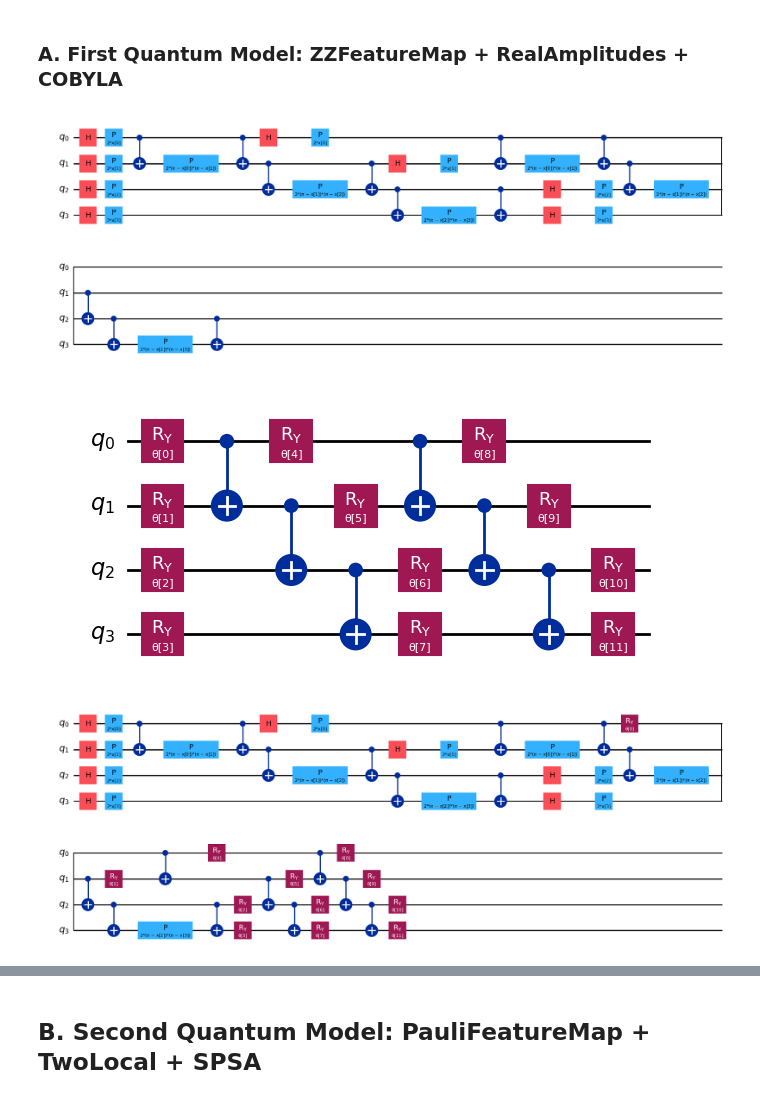
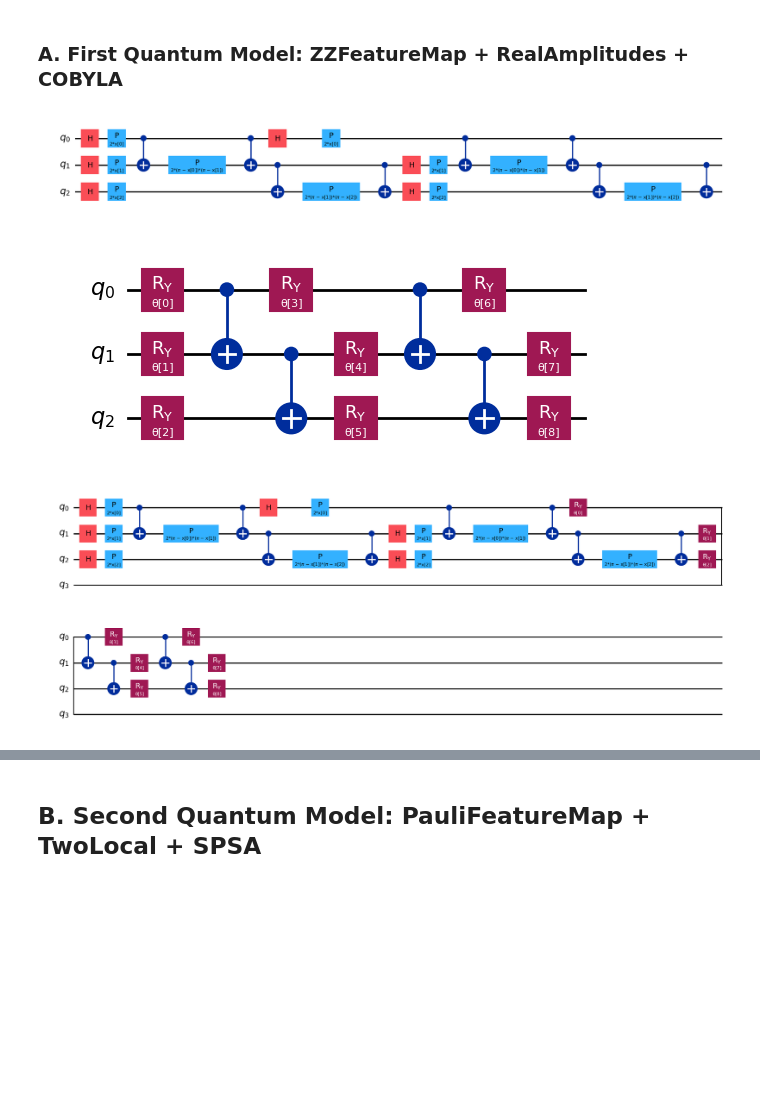
Before and after one commit to kabirarshafidz/SQA-2026-clone, a Jupyter notebook: personal_notebook.ipynb, the cells around one changed output, grey strips where cells are left out. Cells and saved outputs as stored; diff of their text form; code cells hidden in the pictures; blank space fills up the shorter version.

Commit message:
additional models and no 100% acc on quantum models

```diff
--- a/personal_notebook.ipynb
+++ b/personal_notebook.ipynb
@@ -59,19 +59,20 @@ X_test_scaled = scaler.transform(X_test)
 # %%
 from qiskit.circuit.library import ZZFeatureMap, RealAmplitudes
 
 # Feature map and ansatz
-feature_map = ZZFeatureMap(feature_dimension=4, reps=2, entanglement="linear")
-ansatz = RealAmplitudes(num_qubits=4, reps=2, entanglement="linear")
+feature_map = ZZFeatureMap(feature_dimension=3, reps=2, entanglement="linear")
+ansatz = RealAmplitudes(num_qubits=3, reps=2, entanglement="linear")
 
 #Visualize circuits
 feature_map.decompose().draw('mpl')
 # %% [output]
-[figure, old version]
+[figure, new version]
 # %%
 ansatz.decompose().draw('mpl')
 # %% [output]
-[figure, old version]
+[figure, new version]
 # %%
+from qiskit import QuantumCircuit
 # =========================
 # Quantum Circuit
 # =========================
@@ -82,7 +83,7 @@ qc.compose(ansatz, inplace=True)
 
 qc.decompose().draw('mpl')
 # %% [output]
-[figure, old version]
+[figure, new version]
 # %%
 from qiskit.primitives import StatevectorEstimator
 from qiskit_machine_learning.neural_networks import EstimatorQNN
```
Also changed, not shown: parts of 23 cells of this notebook.
